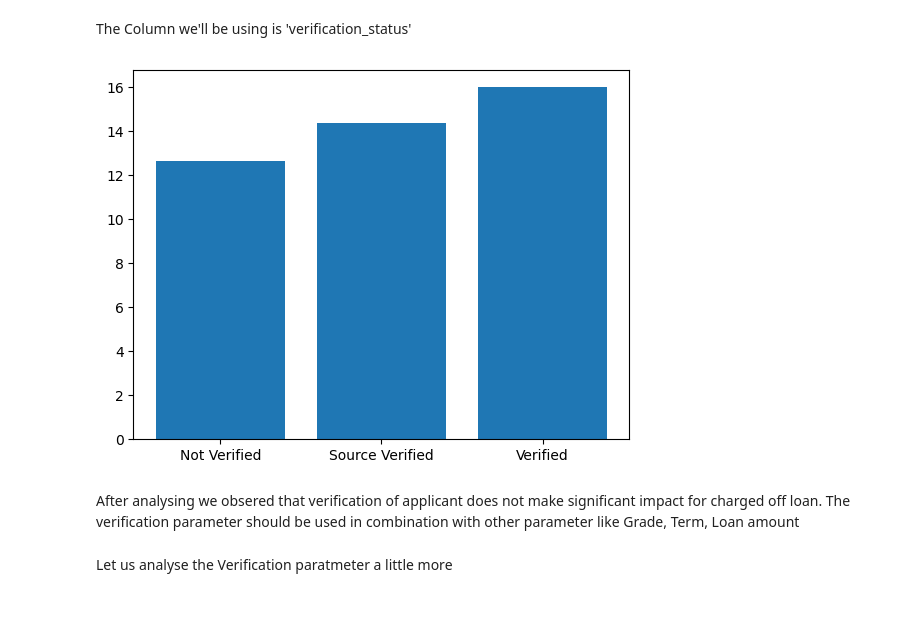
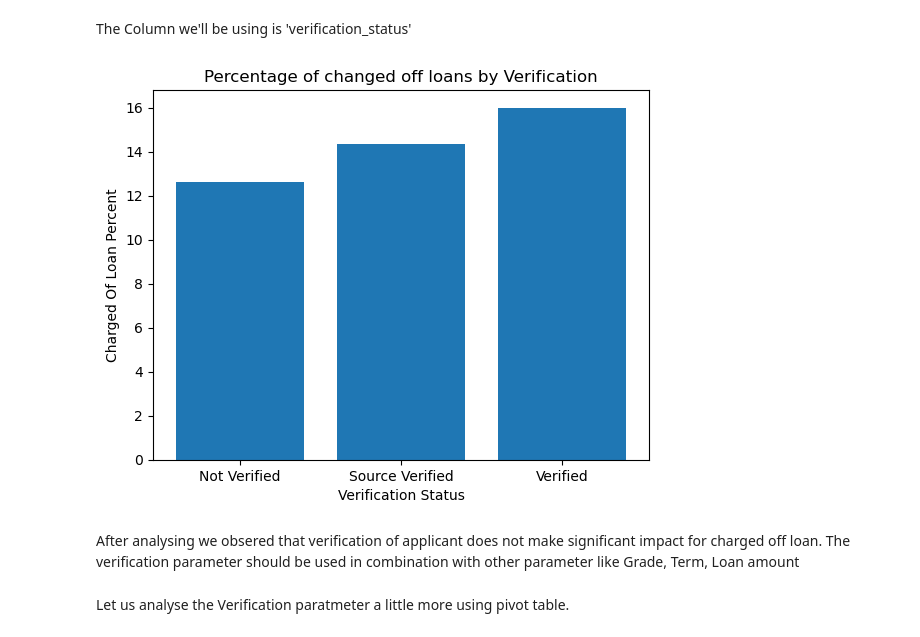
Before and after one commit to kedarlachke/LendingClubCaseStudy, a Jupyter notebook: Group_Facilitator_KedarLachke.ipynb, the cells around one changed output. Drawn from its saved outputs; the diff is of its cells as text; code cells hidden in the pictures; blank space fills up the shorter version.

```diff
--- a/Group_Facilitator_KedarLachke.ipynb
+++ b/Group_Facilitator_KedarLachke.ipynb
@@ -341,15 +341,18 @@ The Column we'll be using is 'verification_status'
 # %%
 totalChargeOffLoan_count_VerifyStatus = newloan_df.groupby('verification_status').size()
 chargedOffloans_count_VerifyStatus=chargedOff_df.groupby('verification_status').size()
 percentage_VerifyStatus=(chargedOffloans_count_VerifyStatus / totalChargeOffLoan_count_VerifyStatus) * 100
 plt.bar(percentage_VerifyStatus.index, percentage_VerifyStatus.values)
+plt.xlabel("Verification Status")
+plt.ylabel("Charged Of Loan Percent")
+plt.title("Percentage of changed off loans by Verification")
 plt.show()
 # %% [output]
-[figure, old version]
+[figure, new version]
 # %% [markdown]
 After analysing we obsered that verification of applicant does not make significant impact for charged off loan. The verification parameter should be used in combination with other parameter like Grade, Term, Loan amount
 # %% [markdown]
-Let us analyse the Verification paratmeter a little more
+Let us analyse the Verification paratmeter a little more using pivot table.
 # %%
 pvt_table=pd.pivot_table(chargeOff_df, values = 'loan_amnt', index=['loan_status','verification_status'], columns = ['grade'], aggfunc='count')
 # %%
```
Also changed, not shown: parts of 7 cells of this notebook.
